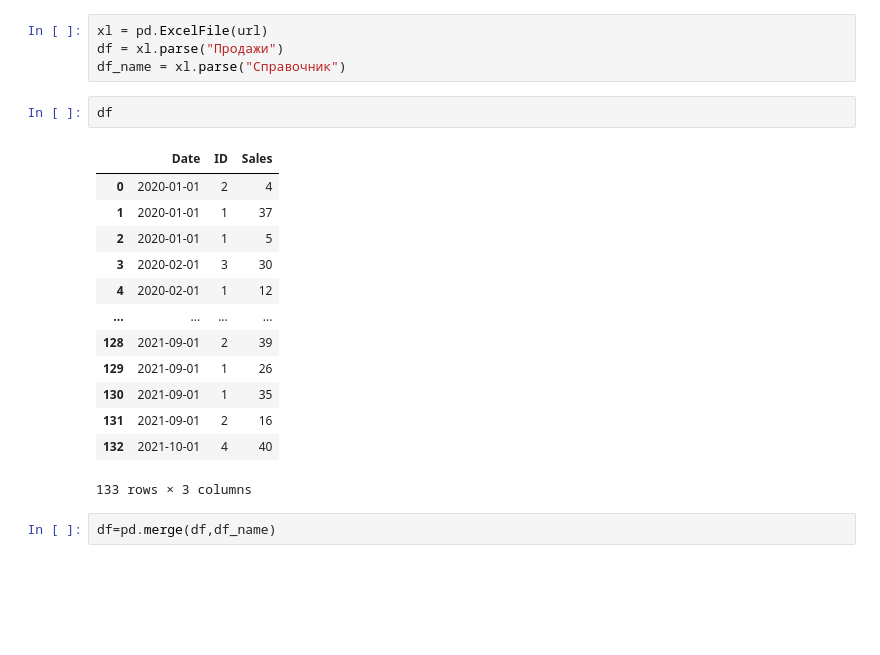
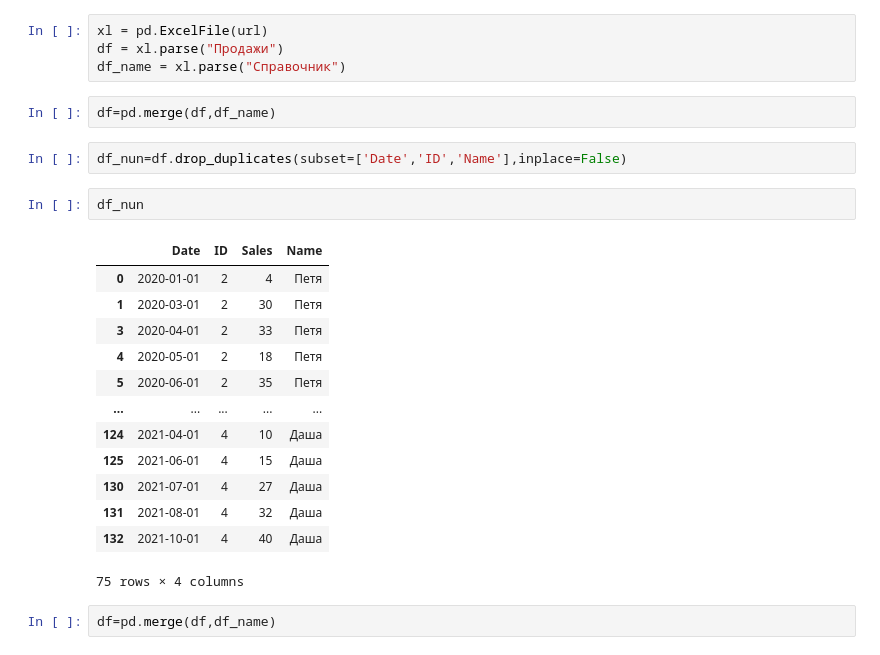
Before and after one commit to EvgenyBelov78/DA1, a Jupyter notebook: task_sber.ipynb, the cells around one changed output. Saved outputs shown, nothing was run; the diff lists cells and outputs as text; blank space fills up the shorter version.

```diff
--- a/task_sber.ipynb
+++ b/task_sber.ipynb
@@ -10,22 +10,26 @@ url='https://github.com/EvgenyBelov78/DA1/blob/main/%D0%97%D0%B0%D0%B4%D0%B0%D1%
 xl = pd.ExcelFile(url)
 df = xl.parse("Продажи")
 df_name = xl.parse("Справочник")
-# %%
-df
-# %% [output]
-|  | Date | ID | Sales |
-| 0 | 2020-01-01 | 2 | 4 |
-| 1 | 2020-01-01 | 1 | 37 |
-| 2 | 2020-01-01 | 1 | 5 |
-| 3 | 2020-02-01 | 3 | 30 |
-| 4 | 2020-02-01 | 1 | 12 |
-| ... | ... | ... | ... |
-| 128 | 2021-09-01 | 2 | 39 |
-| 129 | 2021-09-01 | 1 | 26 |
-| 130 | 2021-09-01 | 1 | 35 |
-| 131 | 2021-09-01 | 2 | 16 |
-| 132 | 2021-10-01 | 4 | 40 |
-133 rows × 3 columns
+# %%
+df=pd.merge(df,df_name)
+# %%
+df_nun=df.drop_duplicates(subset=['Date','ID','Name'],inplace=False)
+# %%
+df_nun
+# %% [output]
+|  | Date | ID | Sales | Name |
+| 0 | 2020-01-01 | 2 | 4 | Петя |
+| 1 | 2020-03-01 | 2 | 30 | Петя |
+| 3 | 2020-04-01 | 2 | 33 | Петя |
+| 4 | 2020-05-01 | 2 | 18 | Петя |
+| 5 | 2020-06-01 | 2 | 35 | Петя |
+| ... | ... | ... | ... | ... |
+| 124 | 2021-04-01 | 4 | 10 | Даша |
+| 125 | 2021-06-01 | 4 | 15 | Даша |
+| 130 | 2021-07-01 | 4 | 27 | Даша |
+| 131 | 2021-08-01 | 4 | 32 | Даша |
+| 132 | 2021-10-01 | 4 | 40 | Даша |
+75 rows × 4 columns
 # %%
 df=pd.merge(df,df_name)
 # %%
```
